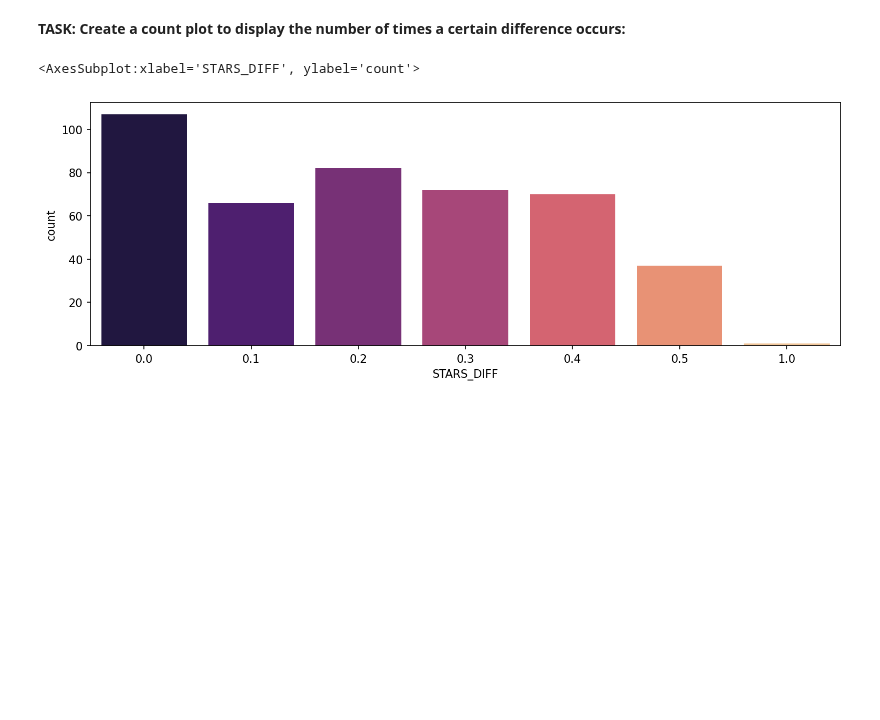
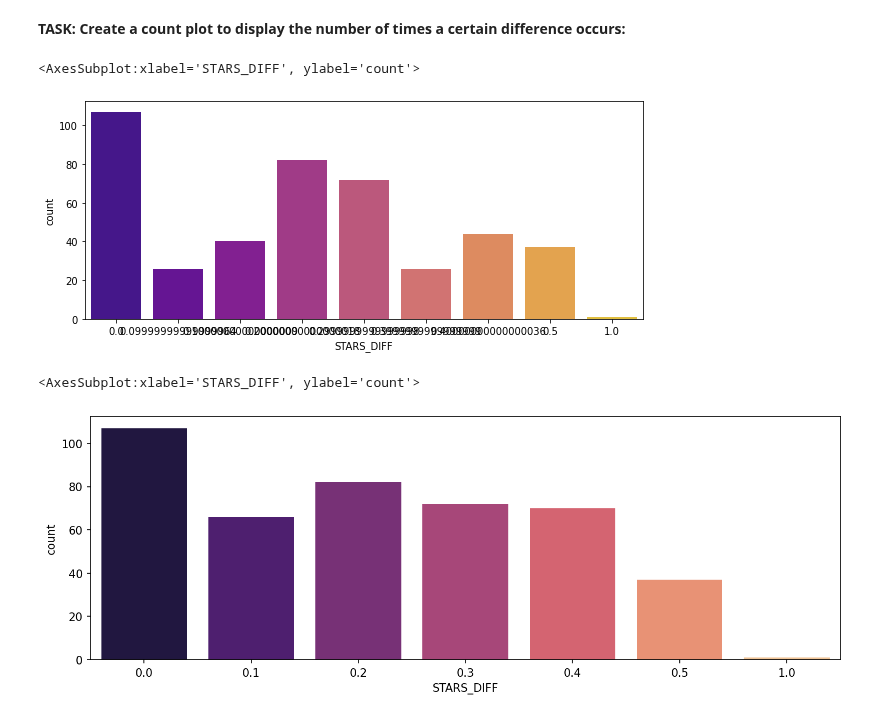
Before and after one commit to Denisse-AB/machine-learning, a Jupyter notebook: Capstone-Project-Numpy-Seaborn.ipynb, the cells around one changed output. Cells and saved outputs as stored; diff of their text form; code cells hidden in the pictures; blank space fills up the shorter version.

```diff
--- a/Capstone-Project-Numpy-Seaborn.ipynb
+++ b/Capstone-Project-Numpy-Seaborn.ipynb
@@ -222,2 +209,4 @@ fandango = fandango[fandango['VOTES'] > 0]
+# %%
+fandango['STARS_DIFF'] = np.around(fandango['STARS'], decimals=1)  - np.around(fandango['RATING'], decimals=1)
 # %% [markdown]
 **TASK: Create a count plot to display the number of times a certain difference occurs:**
@@ -226,3 +213,9 @@ fandango = fandango[fandango['VOTES'] > 0]
+# %%
+plt.figure(figsize=(10,4))
+sns.countplot(x="STARS_DIFF", data=fandango, palette='plasma')
+# %% [output]
+<AxesSubplot:xlabel='STARS_DIFF', ylabel='count'>
+[figure, added]
 # %%
 # %% [output]
 <AxesSubplot:xlabel='STARS_DIFF', ylabel='count'>
```
Also changed, not shown: parts of 11 cells of this notebook.
